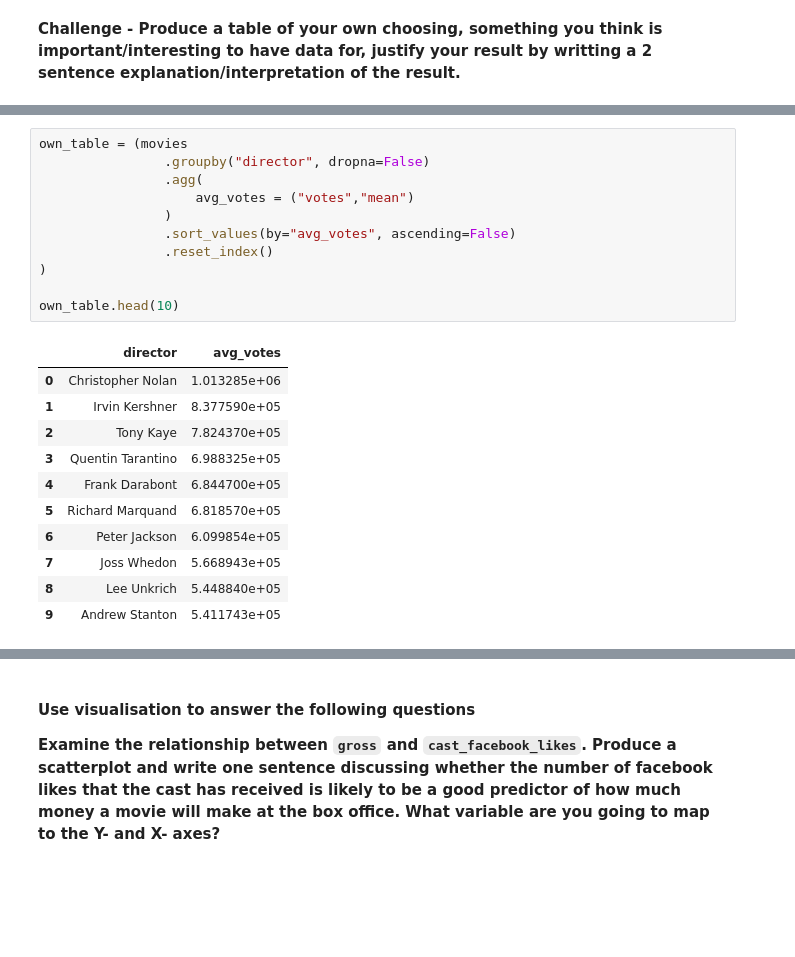
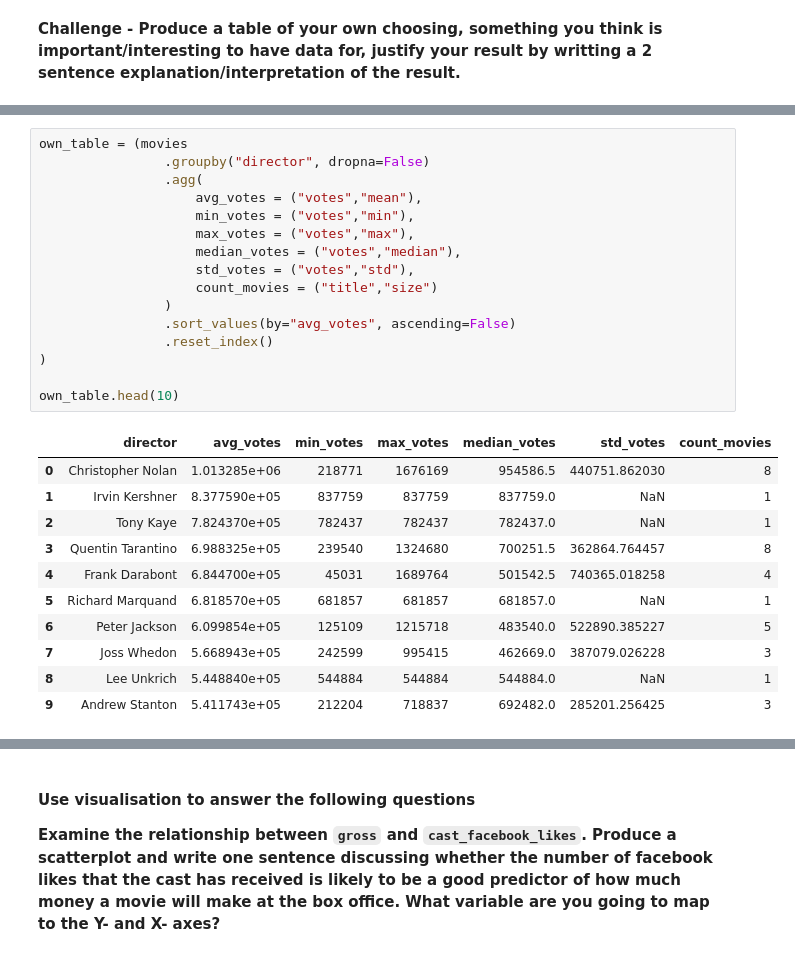
Before and after one commit to SantiagoSierraESMT/ESMT_Analytics_Through_Coding, a Jupyter notebook: Session_2/Homework.ipynb, the cells around one changed output, grey strips where cells are left out. Saved outputs shown, nothing was run; the diff lists cells and outputs as text; blank space fills up the shorter version.

```diff
--- a/Session_2/Homework.ipynb
+++ b/Session_2/Homework.ipynb
@@ -263,23 +246,28 @@ movies
 # %%
 own_table = (movies
                 .groupby("director", dropna=False)
                 .agg(
-                    avg_votes = ("votes","mean")
+                    avg_votes = ("votes","mean"),
+                    min_votes = ("votes","min"),
+                    max_votes = ("votes","max"),
+                    median_votes = ("votes","median"),
+                    std_votes = ("votes","std"),
+                    count_movies = ("title","size")
                 )
                 .sort_values(by="avg_votes", ascending=False)
                 .reset_index()
 )
 
 own_table.head(10)
 # %% [output]
-|  | director | avg_votes |
-| 0 | Christopher Nolan | 1.013285e+06 |
-| 1 | Irvin Kershner | 8.377590e+05 |
-| 2 | Tony Kaye | 7.824370e+05 |
-| 3 | Quentin Tarantino | 6.988325e+05 |
-| 4 | Frank Darabont | 6.844700e+05 |
-| 5 | Richard Marquand | 6.818570e+05 |
-| 6 | Peter Jackson | 6.099854e+05 |
-| 7 | Joss Whedon | 5.668943e+05 |
-| 8 | Lee Unkrich | 5.448840e+05 |
-| 9 | Andrew Stanton | 5.411743e+05 |
+|  | director | avg_votes | min_votes | max_votes | median_votes | std_votes | count_movies |
+| 0 | Christopher Nolan | 1.013285e+06 | 218771 | 1676169 | 954586.5 | 440751.862030 | 8 |
+| 1 | Irvin Kershner | 8.377590e+05 | 837759 | 837759 | 837759.0 | NaN | 1 |
+| 2 | Tony Kaye | 7.824370e+05 | 782437 | 782437 | 782437.0 | NaN | 1 |
+| 3 | Quentin Tarantino | 6.988325e+05 | 239540 | 1324680 | 700251.5 | 362864.764457 | 8 |
+| 4 | Frank Darabont | 6.844700e+05 | 45031 | 1689764 | 501542.5 | 740365.018258 | 4 |
+| 5 | Richard Marquand | 6.818570e+05 | 681857 | 681857 | 681857.0 | NaN | 1 |
+| 6 | Peter Jackson | 6.099854e+05 | 125109 | 1215718 | 483540.0 | 522890.385227 | 5 |
+| 7 | Joss Whedon | 5.668943e+05 | 242599 | 995415 | 462669.0 | 387079.026228 | 3 |
+| 8 | Lee Unkrich | 5.448840e+05 | 544884 | 544884 | 544884.0 | NaN | 1 |
+| 9 | Andrew Stanton | 5.411743e+05 | 212204 | 718837 | 692482.0 | 285201.256425 | 3 |
```
Also changed, not shown: parts of 10 cells of this notebook, 1 other file.
